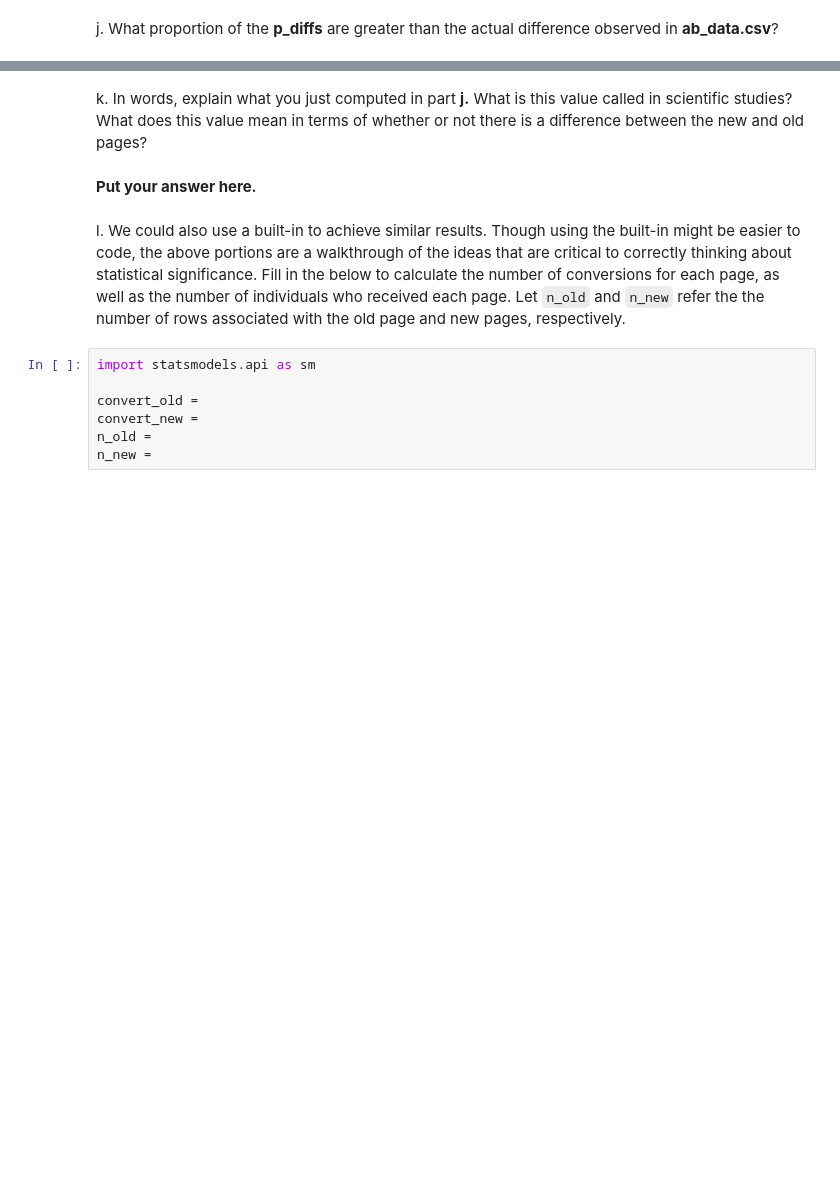
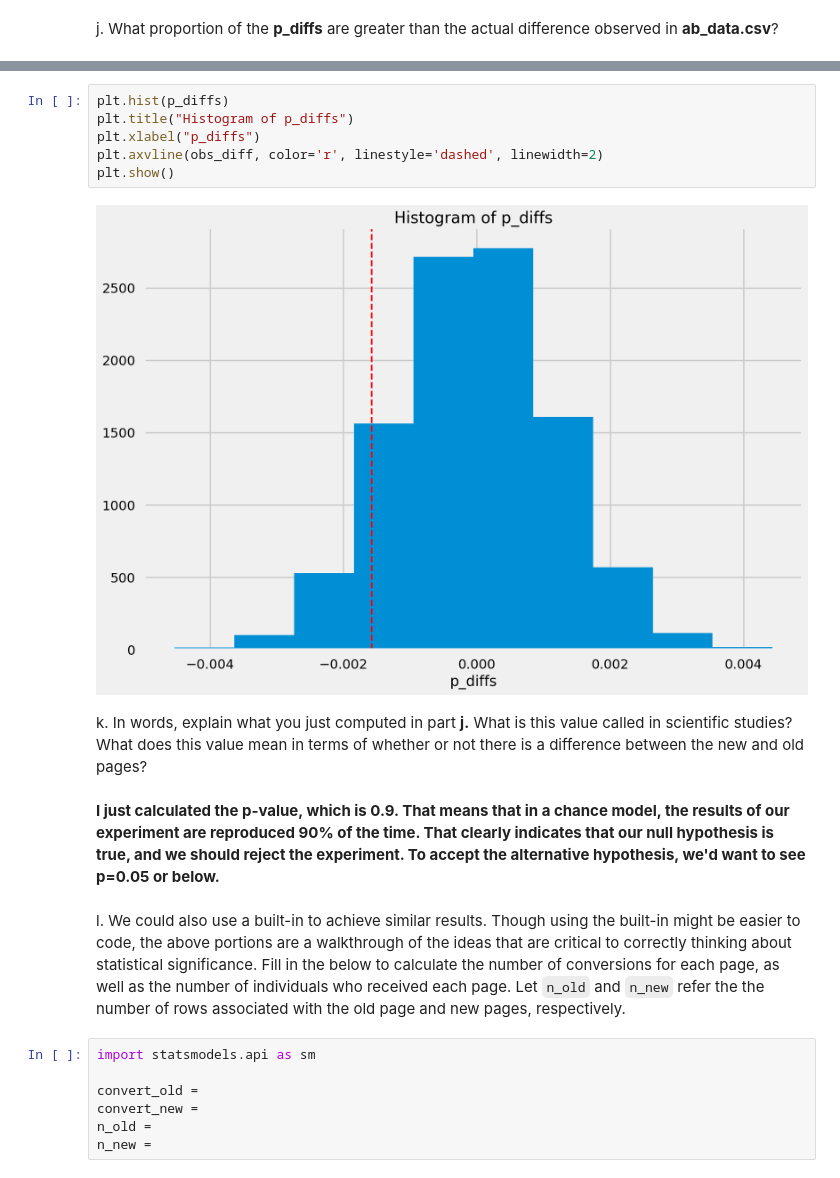
Before and after one commit to kennethn/data-analyst-nanodegree, a Jupyter notebook: 3_Analyze_AB_Test_Results/3_Analyze_AB_Test_Results.ipynb, the cells around one changed output, grey strips where cells are left out. Cells and saved outputs as stored; diff of their text form; blank space fills up the shorter version.

```diff
--- a/3_Analyze_AB_Test_Results/3_Analyze_AB_Test_Results.ipynb
+++ b/3_Analyze_AB_Test_Results/3_Analyze_AB_Test_Results.ipynb
@@ -246,7 +319,15 @@ j. What proportion of the **p_diffs** are greater than the actual difference obs
+# %%
+plt.hist(p_diffs)
+plt.title("Histogram of p_diffs")
+plt.xlabel("p_diffs")
+plt.axvline(obs_diff, color='r', linestyle='dashed', linewidth=2)
+plt.show()
+# %% [output]
+[figure, added]
 # %% [markdown]
 k. In words, explain what you just computed in part **j.**  What is this value called in scientific studies?  What does this value mean in terms of whether or not there is a difference between the new and old pages?
-# %% [markdown]
-**Put your answer here.**
+# %% [markdown]
+**I just calculated the p-value, which is 0.9. That means that in a chance model, the results of our experiment are reproduced 90% of the time. That clearly indicates that our null hypothesis is true, and we should reject the experiment. To accept the alternative hypothesis, we'd want to see p=0.05 or below.**
 # %% [markdown]
 l. We could also use a built-in to achieve similar results.  Though using the built-in might be easier to code, the above portions are a walkthrough of the ideas that are critical to correctly thinking about statistical significance. Fill in the below to calculate the number of conversions for each page, as well as the number of individuals who received each page. Let `n_old` and `n_new` refer the the number of rows associated with the old page and new pages, respectively.
 # %%
```
Also changed, not shown: parts of 27 cells of this notebook.
